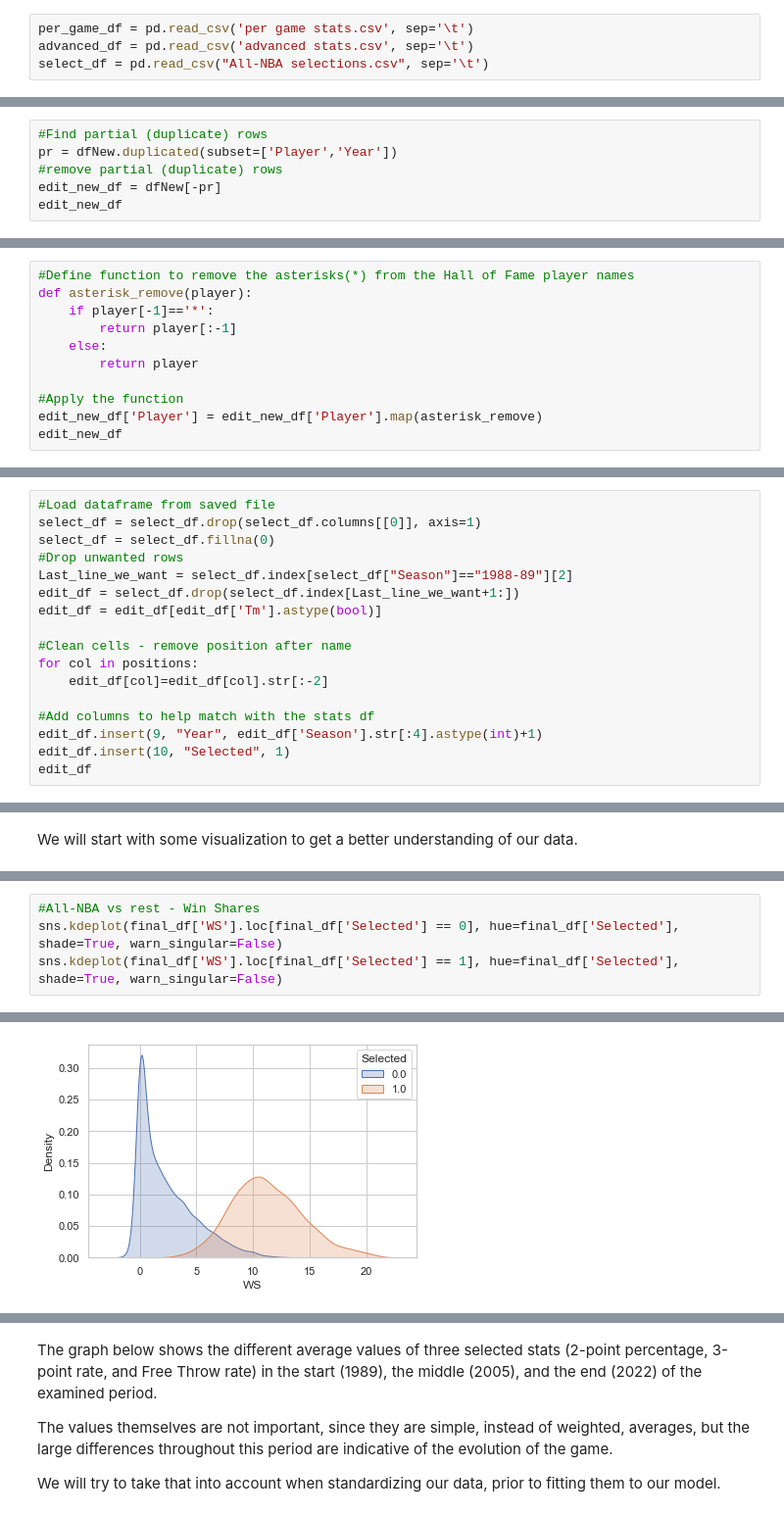
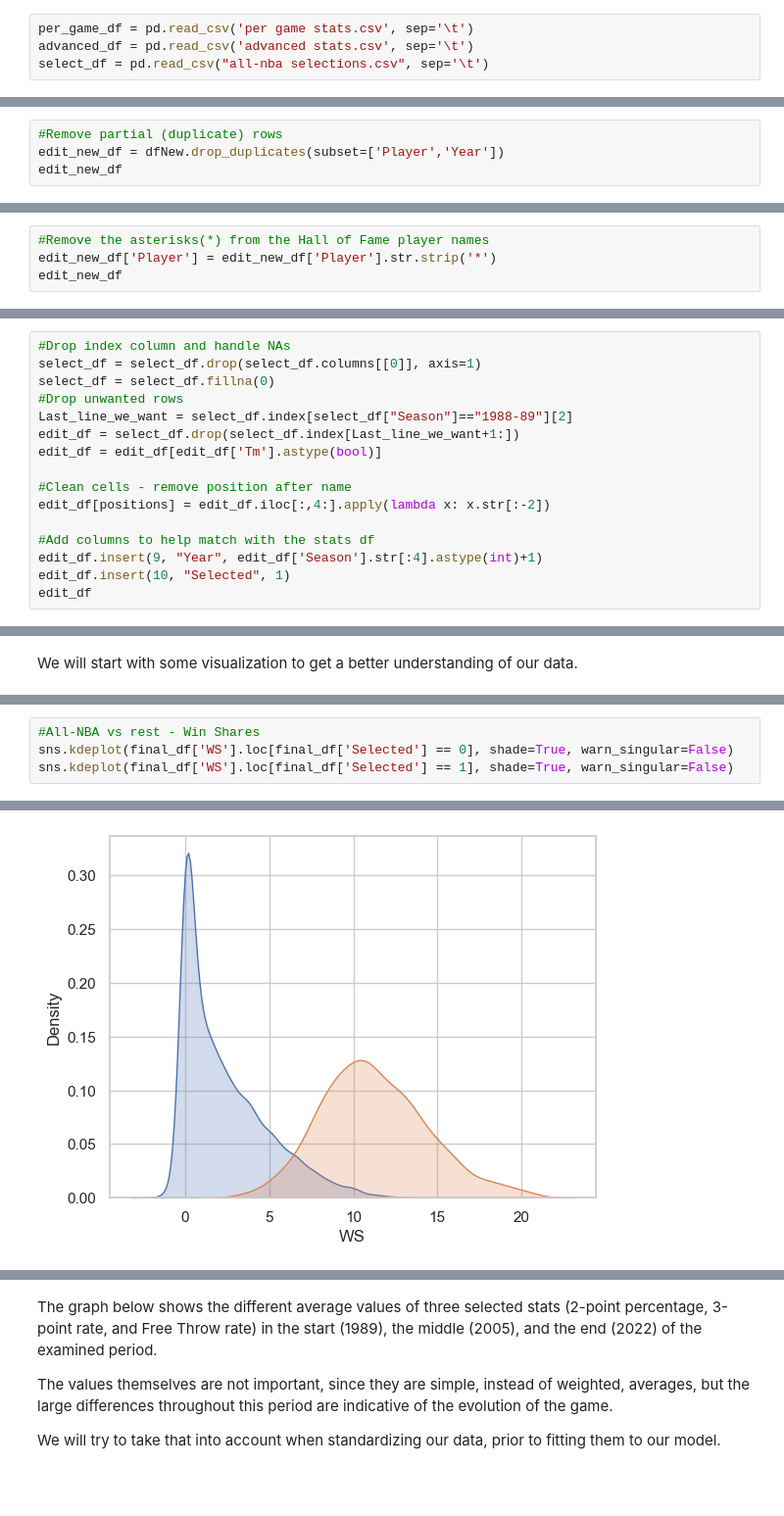
Before and after one commit to NikosKavouras/Mid-season_All-NBA_teams_predictions, a Jupyter notebook: Mid-season All-NBA Teams predictions.ipynb, the cells around one changed output, grey strips where cells are left out. Shown at 98% size. Saved outputs shown, nothing was run; the diff lists cells and outputs as text; blank space fills up the shorter version.

```diff
--- a/Mid-season All-NBA Teams predictions.ipynb
+++ b/Mid-season All-NBA Teams predictions.ipynb
@@ -190,7 +192,7 @@ We will first load the dataframes from the files we saved above.
 # %%
 per_game_df = pd.read_csv('per game stats.csv', sep='\t')
 advanced_df = pd.read_csv('advanced stats.csv', sep='\t')
-select_df = pd.read_csv("All-NBA selections.csv", sep='\t')
+select_df = pd.read_csv("all-nba selections.csv", sep='\t')
 # %% [markdown]
 To continue our project, we first need to merge our two dataframes into one.
 # %%
@@ -228,9 +230,7 @@ We will remove these partial rows and only keep the aggregated ones.
 
 We will need to remove that character, to be able to use it as a key to match with the dataframe containing the All-NBA selections per season.
 # %%
-#Find partial (duplicate) rows
-pr = dfNew.duplicated(subset=['Player','Year'])
-#remove partial (duplicate) rows
-edit_new_df = dfNew[-pr]
+#Remove partial (duplicate) rows
+edit_new_df = dfNew.drop_duplicates(subset=['Player','Year'])
 edit_new_df
 # %% [output]
@@ -249,13 +249,6 @@ edit_new_df
 15434 rows × 51 columns
 # %%
-#Define function to remove the asterisks(*) from the Hall of Fame player names
-def asterisk_remove(player):
-    if player[-1]=='*':
-        return player[:-1]
-    else:
-        return player
-
-#Apply the function
-edit_new_df['Player'] = edit_new_df['Player'].map(asterisk_remove)
+#Remove the asterisks(*) from the Hall of Fame player names
+edit_new_df['Player'] = edit_new_df['Player'].str.strip('*')
 edit_new_df
 # %% [output]
@@ -290,7 +278,7 @@ Now, we are going to clean our other dataframe. We need to:
 
 5) Add a column to represent the class (1:Selected, 0:Not Selected).
 # %%
-#Load dataframe from saved file
+#Drop index column and handle NAs
 select_df = select_df.drop(select_df.columns[[0]], axis=1)
 select_df = select_df.fillna(0)
 #Drop unwanted rows
@@ -299,8 +287,7 @@ edit_df = select_df.drop(select_df.index[Last_line_we_want+1:])
 edit_df = edit_df[edit_df['Tm'].astype(bool)]
 
 #Clean cells - remove position after name
-for col in positions:
-    edit_df[col]=edit_df[col].str[:-2]
+edit_df[positions] = edit_df.iloc[:,4:].apply(lambda x: x.str[:-2])
 
 #Add columns to help match with the stats df
 edit_df.insert(9, "Year", edit_df['Season'].str[:4].astype(int)+1)
@@ -385,5 +372,5 @@ sns.lmplot(x='VORP', y='WS', hue="Selected", data=final_df, palette={0: "red", 1
 # %%
 #All-NBA vs rest - Win Shares
-sns.kdeplot(final_df['WS'].loc[final_df['Selected'] == 0], hue=final_df['Selected'], shade=True, warn_singular=False)
-sns.kdeplot(final_df['WS'].loc[final_df['Selected'] == 1], hue=final_df['Selected'], shade=True, warn_singular=False)
+sns.kdeplot(final_df['WS'].loc[final_df['Selected'] == 0], shade=True, warn_singular=False)
+sns.kdeplot(final_df['WS'].loc[final_df['Selected'] == 1], shade=True, warn_singular=False)
 # %% [output]
@@ -391,3 +378,3 @@ sns.kdeplot(final_df['WS'].loc[final_df['Selected'] == 1], hue=final_df['Selecte
-[figure, old version]
+[figure, new version]
 # %%
 #All-NBA vs rest - Value over replacement player
```
Also changed, not shown: parts of 34 cells of this notebook.
